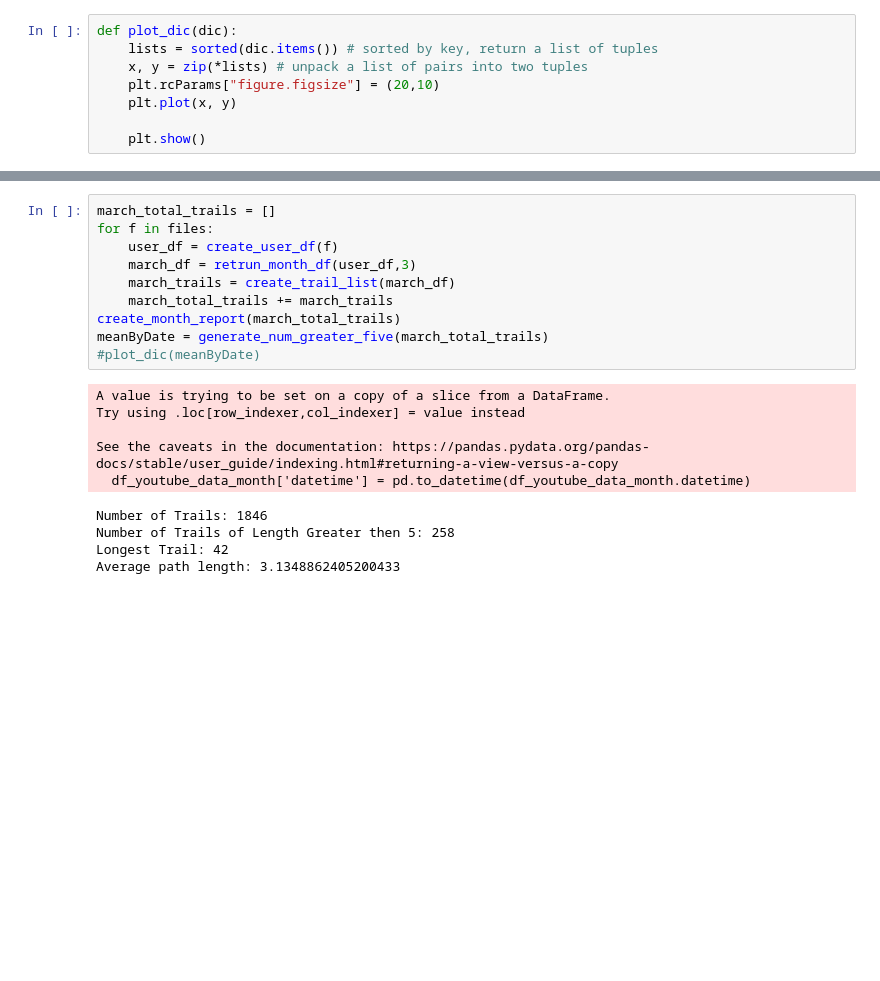
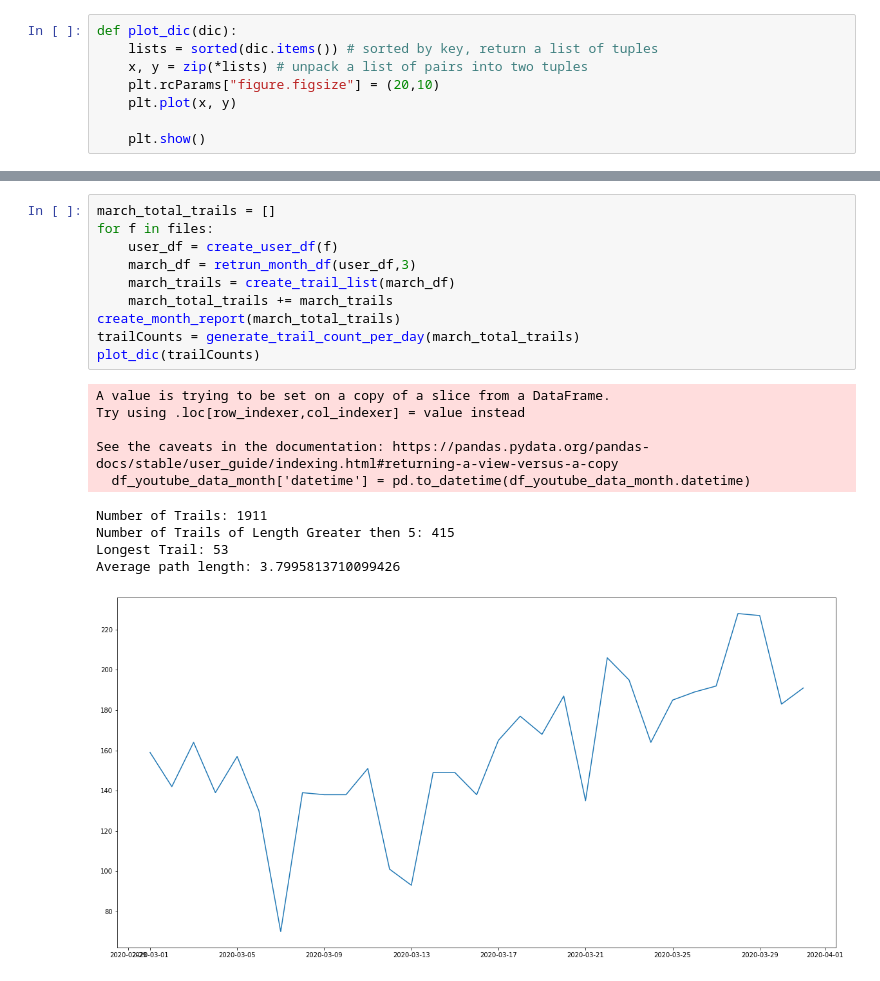
Before and after one commit to azaman13/covid19, a Jupyter notebook: mike-work-space/pathSearch.ipynb, the cells around one changed output, grey strips where cells are left out. Cells and saved outputs as stored; diff of their text form; blank space fills up the shorter version.

```diff
--- a/mike-work-space/pathSearch.ipynb
+++ b/mike-work-space/pathSearch.ipynb
@@ -156,23 +169,24 @@ Average path length: 3.1867549668874173
 # %%
 march_total_trails = []
 for f in files:
     user_df = create_user_df(f)
     march_df = retrun_month_df(user_df,3)
     march_trails = create_trail_list(march_df)
     march_total_trails += march_trails
 create_month_report(march_total_trails)
-meanByDate = generate_num_greater_five(march_total_trails)
-#plot_dic(meanByDate)
+trailCounts = generate_trail_count_per_day(march_total_trails)
+plot_dic(trailCounts)
 # %% [output]
 A value is trying to be set on a copy of a slice from a DataFrame.
 Try using .loc[row_indexer,col_indexer] = value instead
 
 See the caveats in the documentation: https://pandas.pydata.org/pandas-docs/stable/user_guide/indexing.html#returning-a-view-versus-a-copy
   df_youtube_data_month['datetime'] = pd.to_datetime(df_youtube_data_month.datetime)
-Number of Trails: 1846
-Number of Trails of Length Greater then 5: 258
-Longest Trail: 42
-Average path length: 3.1348862405200433
+Number of Trails: 1911
+Number of Trails of Length Greater then 5: 415
+Longest Trail: 53
+Average path length: 3.7995813710099426
+[figure, added]
 # %%
 april_total_trails = []
 for f in files:
```
Also changed, not shown: parts of 8 cells of this notebook, 1 other file.
